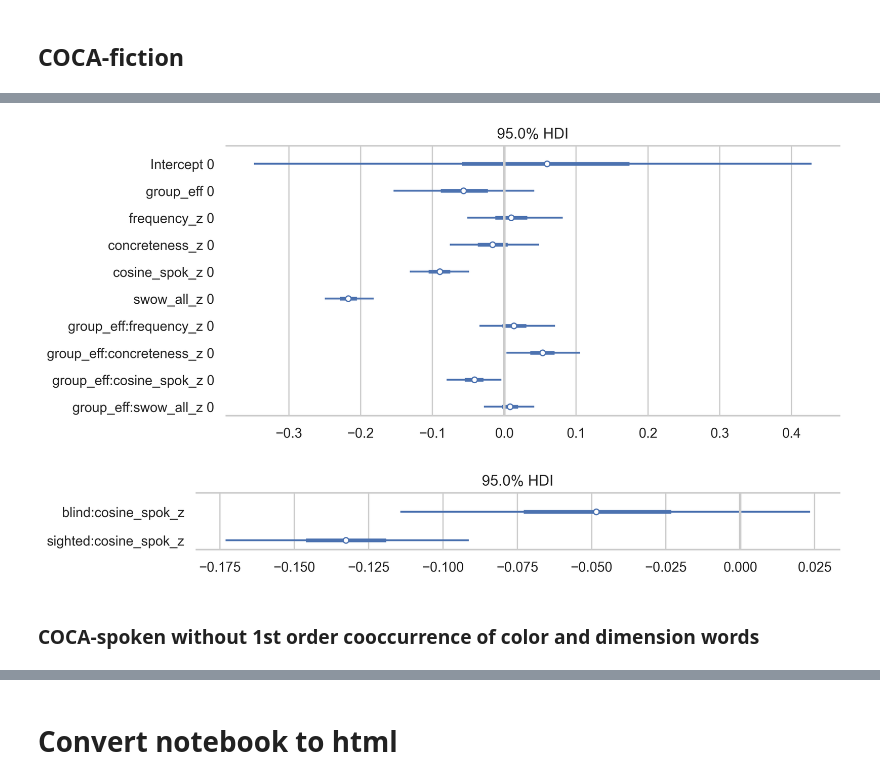
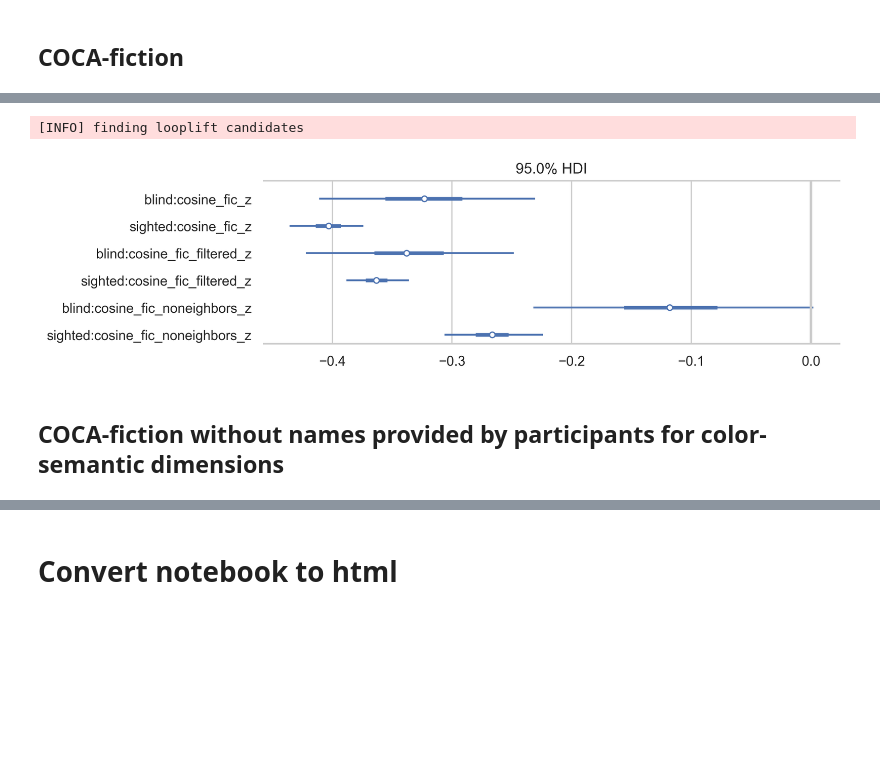
Before and after one commit to jvparidon/color-semantics, a Jupyter notebook: coca_filtered.ipynb, the cells around one changed output, grey strips where cells are left out. Cells and saved outputs as stored; diff of their text form; code cells hidden in the pictures; blank space fills up the shorter version.

```diff
--- a/coca_filtered.ipynb
+++ b/coca_filtered.ipynb
@@ -220,15 +227,18 @@ g[0].axvline(0, color='.8', linewidth=2);
 # %%
 # compute and plot conditional effect of cosine in sighted and blind groups
 from copy import deepcopy
-trace = deepcopy(m_fic_filtered.backend.trace)
+trace_filtered = deepcopy(m_fic_filtered.backend.trace)
 trace.add_values({
     # effect of cosine in blind group in orginal experiment
-    'blind:cosine_fic_filtered_z': trace['cosine_fic_filtered_z'] - trace['group_eff:cosine_fic_filtered_z'],
+    'blind:cosine_fic_filtered_z': trace_filtered['cosine_fic_filtered_z'] - trace_filtered['group_eff:cosine_fic_filtered_z'],
     # effect of cosine in sighted group across both experiments
-    'sighted:cosine_fic_filtered_z': trace['cosine_fic_filtered_z'] + trace['group_eff:cosine_fic_filtered_z'],
+    'sighted:cosine_fic_filtered_z': trace_filtered['cosine_fic_filtered_z'] + trace_filtered['group_eff:cosine_fic_filtered_z'],
 })
 
-varnames = ['blind:cosine_fic_filtered_z', 'sighted:cosine_fic_filtered_z']
+varnames = [
+    'blind:cosine_fic_z', 'sighted:cosine_fic_z',
+    'blind:cosine_fic_filtered_z', 'sighted:cosine_fic_filtered_z',
+]
 g = az.plot_forest(trace, combined=True, hdi_prob=.95,
                    figsize=[9, .6 + len(varnames) * .3],
                    var_names=varnames)
@@ -240,20 +252,23 @@ g[0].axvline(0, color='.8', linewidth=2);
 # %%
-m_spok = bambi.Model(df_joint[df_joint['self_vs_other'] == 'self'])
-r_spok = m_spok.fit(
+m_fic_noneighbors = bambi.Model(df_joint[df_joint['self_vs_other'] == 'self'])
+r_fic_noneighbors = m_fic_noneighbors.fit(
     'rating_z ~ 1'
     + ' + group_eff*frequency_z'
     + ' + group_eff*concreteness_z'
-    + ' + group_eff*cosine_spok_z'
+    + ' + group_eff*cosine_fic_noneighbors_z'
     + ' + group_eff*swow_all_z',
-    random=[
-        '1 + frequency_z + concreteness_z + cosine_spok_z + swow_all_z + color + dimension|pp_id',
+    group_specific=[
+        #'1 + frequency_z + concreteness_z + cosine_fic_noneighbors_z + swow_all_z + color + dimension|pp_id',
+        '1 + frequency_z + concreteness_z + cosine_fic_noneighbors_z + swow_all_z|pp_id',
         '1 + group_eff|dimension',
         '1 + group_eff|color',
     ],
     init='advi+adapt_diag',
-    chains=3,
-    samples=1000,
+    chains=2,
+    draws=1000,
     tune=1000,
-    target_accept=.9,
+    n_init=10000,
+    #target_accept=.9,
+    return_inferencedata=False,
 )
 # %% [output]
@@ -283,40 +295,26 @@ INFO:pymc3:The number of effective samples is smaller than 25% for some paramete
-# %%
-varnames = [
-    'Intercept',
-    'group_eff',
-    'frequency_z',
-    'concreteness_z',
-    'cosine_spok_z',
-    'swow_all_z',
-    'group_eff:frequency_z',
-    'group_eff:concreteness_z',
-    'group_eff:cosine_spok_z',
-    'group_eff:swow_all_z',
-]
-g = az.plot_forest(r_spok, combined=True, hdi_prob=.95,
-                   figsize=[9, .6 + len(varnames) * .3],
-                   var_names=varnames)
-g[0].axvline(0, color='.8', linewidth=2);
-# %% [output]
-[figure, removed]
 # %%
 # compute and plot conditional effect of cosine in sighted and blind groups
 from copy import deepcopy
-trace = deepcopy(m_spok.backend.trace)
+trace_none = deepcopy(m_fic_noneighbors.backend.trace)
 trace.add_values({
     # effect of cosine in blind group in orginal experiment
-    'blind:cosine_spok_z': trace['cosine_spok_z'] - trace['group_eff:cosine_spok_z'],
+    'blind:cosine_fic_noneighbors_z': trace_none['cosine_fic_noneighbors_z'] - trace_none['group_eff:cosine_fic_noneighbors_z'],
     # effect of cosine in sighted group across both experiments
-    'sighted:cosine_spok_z': trace['cosine_spok_z'] + trace['group_eff:cosine_spok_z'],
+    'sighted:cosine_fic_noneighbors_z': trace_none['cosine_fic_noneighbors_z'] + trace_none['group_eff:cosine_fic_noneighbors_z'],
 })
 
-varnames = ['blind:cosine_spok_z', 'sighted:cosine_spok_z']
+varnames = [
+    'blind:cosine_fic_z', 'sighted:cosine_fic_z',
+    'blind:cosine_fic_filtered_z', 'sighted:cosine_fic_filtered_z',
+    'blind:cosine_fic_noneighbors_z', 'sighted:cosine_fic_noneighbors_z',
+]
 g = az.plot_forest(trace, combined=True, hdi_prob=.95,
                    figsize=[9, .6 + len(varnames) * .3],
                    var_names=varnames)
 g[0].axvline(0, color='.8', linewidth=2);
 # %% [output]
+[INFO] finding looplift candidates
-[figure, old version]
+[figure, new version]
-# %% [markdown]
-### COCA-spoken without 1st order cooccurrence of color and dimension words
+# %% [markdown]
+## COCA-fiction without names provided by participants for color-semantic dimensions
 # %%
```
Also changed, not shown: parts of 19 cells of this notebook, 13 other files.
